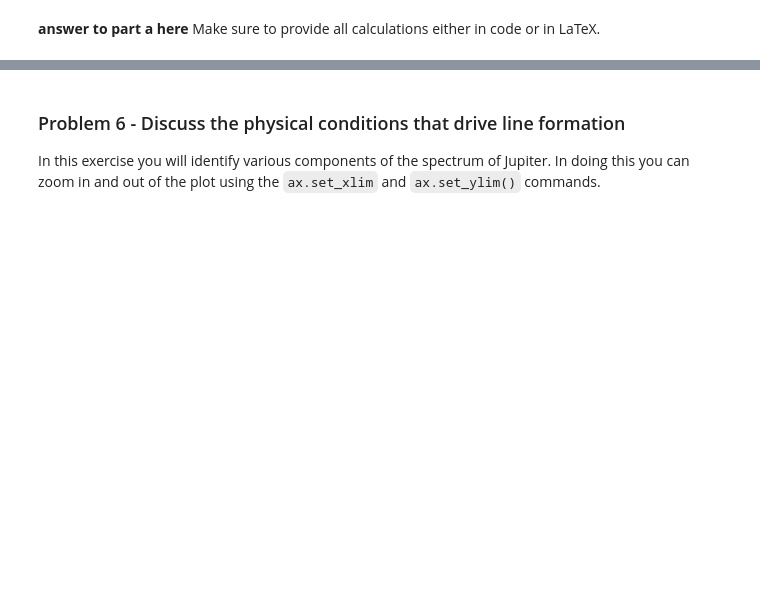
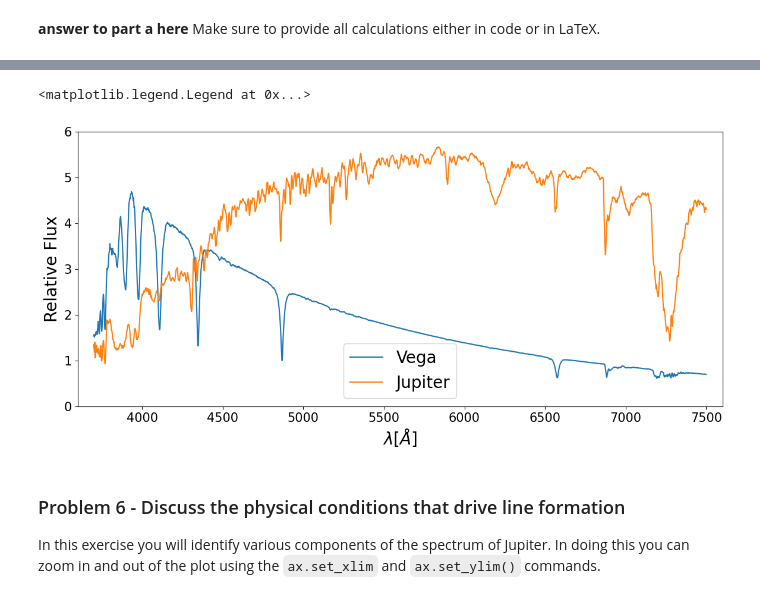
Before and after one commit to Lucc005/Analysis_real_spectra_student, a Jupyter notebook: analysis_real_spectra.student.ipynb, the cells around one changed output, grey strips where cells are left out. Cells and saved outputs as stored; diff of their text form; code cells hidden in the pictures; blank space fills up the shorter version.

```diff
--- a/analysis_real_spectra.student.ipynb
+++ b/analysis_real_spectra.student.ipynb
@@ -512,27 +537,30 @@ Using what you know about the spectral lines in an A0V star and given the spectr
 # %%
 #plot Vega and Jupiter, where I have scaled the flux of Jupiter so that they
 #better overlap. You can change that scaling
 plt.figure(figsize = (14,6))
 ax = plt.gca()
 plt.plot(specvega.wavelength,specvega.flux,label="Vega")
 plt.plot(specjup.wavelength,specjup.flux*5,label="Jupiter")
 
 #**************
 #you can change these parameters to zoom in and out of certain parts of the spectra.
 #Make a copy of these parameters and change your copy so as to remember what the
 #original values were
-fluxmin = # what am I supposed to put here, is it supposed to be similar to the one that is in th eupper part?
-fluxmax =
-lammin =
-lammax =
+fluxmin = 0
+fluxmax = 6
+lammin = 3600
+lammax = 7600
 ax.set_ylim([fluxmin,fluxmax])
 ax.set_xlim([lammin,lammax])
 
 plt.xticks(fontsize=15)
 plt.yticks(fontsize=15)
 plt.xlabel("$\lambda [\AA]$",fontsize=20)
 plt.ylabel("Relative Flux",fontsize=20)
 plt.legend(fontsize=20)
+# %% [output]
+<matplotlib.legend.Legend at 0x...>
+[figure, added]
 # %% [markdown]
 ### Problem 6 - Discuss the physical conditions that drive line formation
 
```
Also changed, not shown: parts of 15 cells of this notebook.
